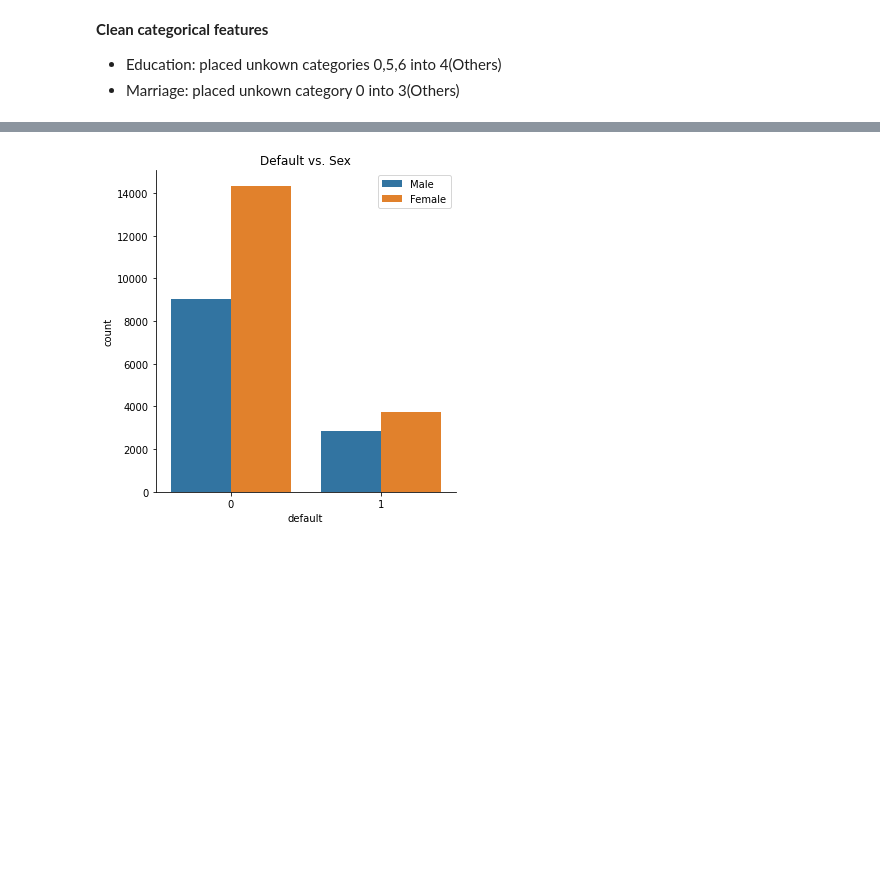
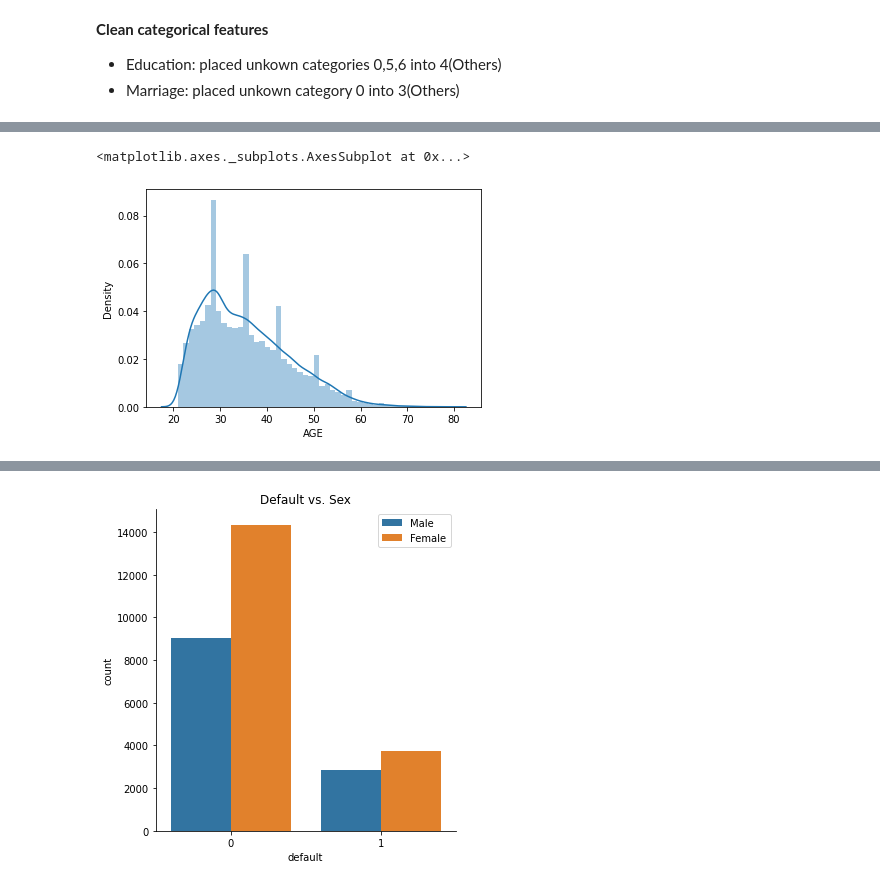
Before and after one commit to jenny3248/default-detection, a Jupyter notebook: Default Detection.ipynb, the cells around one changed output, grey strips where cells are left out. Cells and saved outputs as stored; diff of their text form; code cells hidden in the pictures; blank space fills up the shorter version.

```diff
--- a/Default Detection.ipynb
+++ b/Default Detection.ipynb
@@ -118,0 +82,5 @@ df['MARRIAGE'] = df['MARRIAGE'].replace({0:3})
+# %%
+sns.distplot(df.AGE)
+# %% [output]
+<matplotlib.axes._subplots.AxesSubplot at 0x...>
+[figure, added]
```
Also changed, not shown: parts of 31 cells of this notebook.
